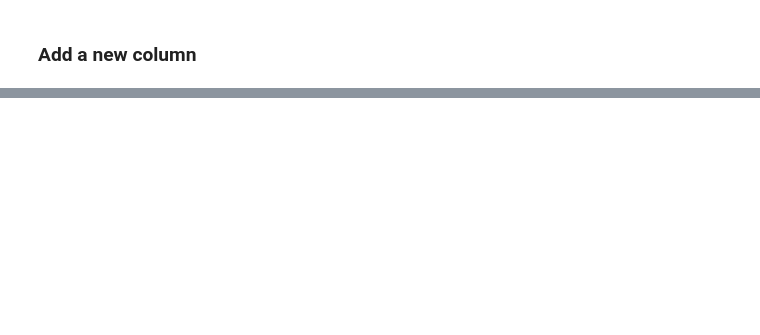
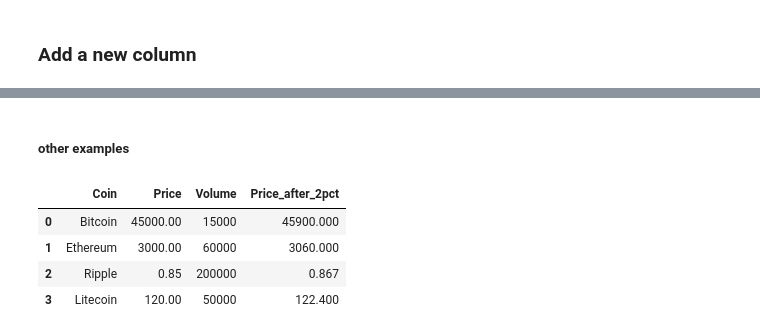
Before and after one commit to joshuatochinwachi/python-cohort-1, a Jupyter notebook: module-2/01_data_manipulation_with_pandas_and_numpy.ipynb, the cells around one changed output, grey strips where cells are left out. Saved outputs shown, nothing was run; the diff lists cells and outputs as text; code cells hidden in the pictures; blank space fills up the shorter version.

```diff
--- a/module-2/01_data_manipulation_with_pandas_and_numpy.ipynb
+++ b/module-2/01_data_manipulation_with_pandas_and_numpy.ipynb
@@ -186,0 +398,12 @@ df.to_csv()
+# %% [markdown]
+##### other examples
+# %%
+data = pd.DataFrame(pd.read_csv('crypto_data.csv'))
+
+data
+# %% [output]
+|  | Coin | Price | Volume | Price_after_2pct |
+| 0 | Bitcoin | 45000.00 | 15000 | 45900.000 |
+| 1 | Ethereum | 3000.00 | 60000 | 3060.000 |
+| 2 | Ripple | 0.85 | 200000 | 0.867 |
+| 3 | Litecoin | 120.00 | 50000 | 122.400 |
```
Also changed, not shown: parts of 77 cells of this notebook, 10 other files.
